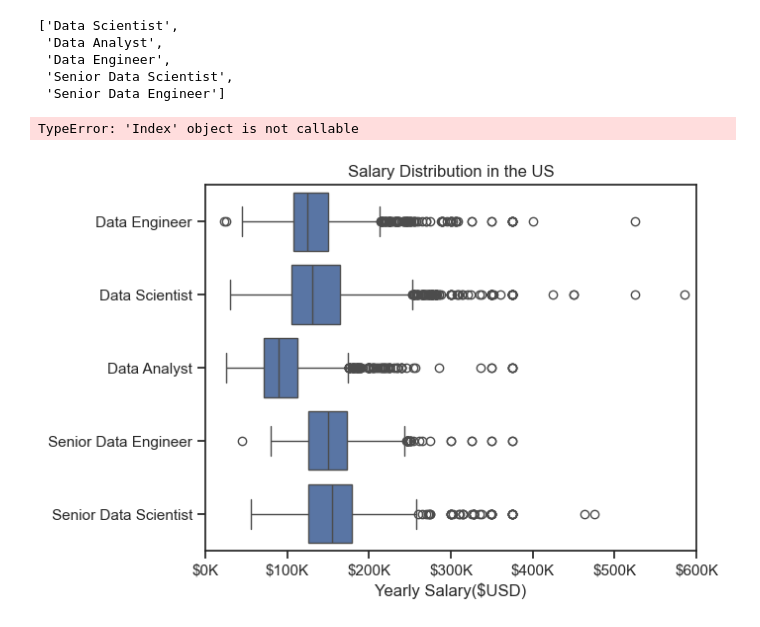
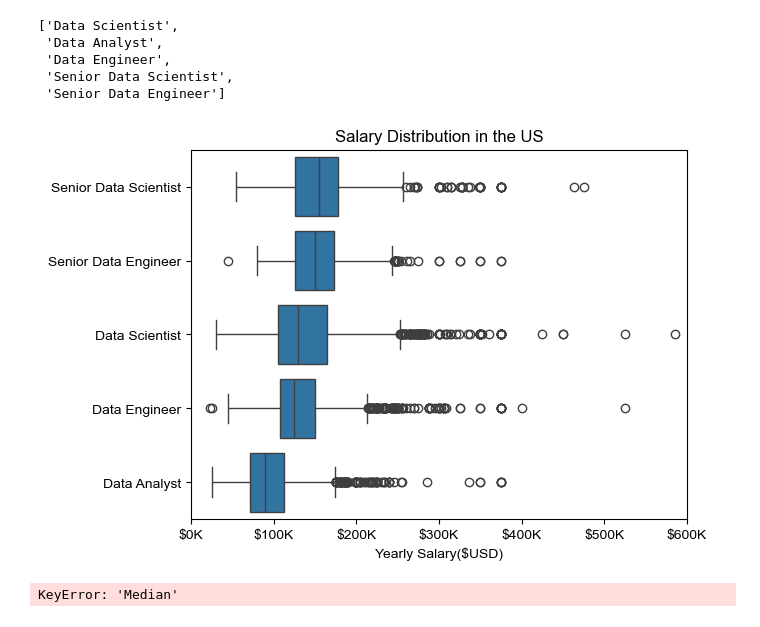
Before and after one commit to sajed-abir/Data-Project, a Jupyter notebook: Project/4_Salary_Analysis.ipynb, the cells around one changed output. Cells and saved outputs as stored; diff of their text form; code cells hidden in the pictures.

Commit message:
salary analysis work still on

```diff
--- a/Project/4_Salary_Analysis.ipynb
+++ b/Project/4_Salary_Analysis.ipynb
@@ -26,19 +26,17 @@ job_titles
 # %%
 df_us_top5 = df_us[df_us['job_title_short'].isin(job_titles)]
 # %%
-df_us_top5.groupby('job_title_short')['salary_year_avg'].median().sort_values(ascending=False).index()
+job_order = df_us_top5.groupby('job_title_short')['salary_year_avg'].median().sort_values(ascending=False).index
-# %% [output]
-TypeError: 'Index' object is not callable
 # %%
-sns.boxplot(data=df_us_top5, x='salary_year_avg', y='job_title_short')
+sns.boxplot(data=df_us_top5, x='salary_year_avg', y='job_title_short', order=job_order)
 sns.set_theme(style='ticks')
 
 plt.title('Salary Distribution in the US')
 plt.xlabel('Yearly Salary($USD)')
 plt.ylabel('')
 plt.xlim(0, 600000)
 ticks_x = plt.FuncFormatter(lambda y, pos: f'${int(y/1000)}K')
 plt.gca().xaxis.set_major_formatter(ticks_x)
 plt.show()
 # %% [output]
-[figure, old version]
+[figure, new version]
@@ -44,0 +45,6 @@ plt.show()
+# %%
+df_exploded = df_DA_us.explode('job_skills')
+df_DA_top_pay = df_exploded.groupby('job_skills')['salary_year_avg'].agg(['count', 'median']).sort_values(by='Median', ascending=False)
+df_DA_top_pay = df_DA_top_pay.head(10)
+# %% [output]
+KeyError: 'Median'
```
Also changed, not shown: parts of 3 cells of this notebook, 3 other files.
